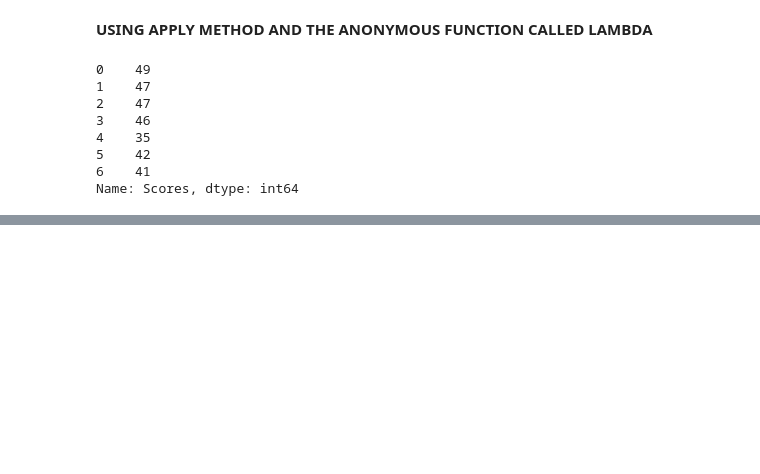
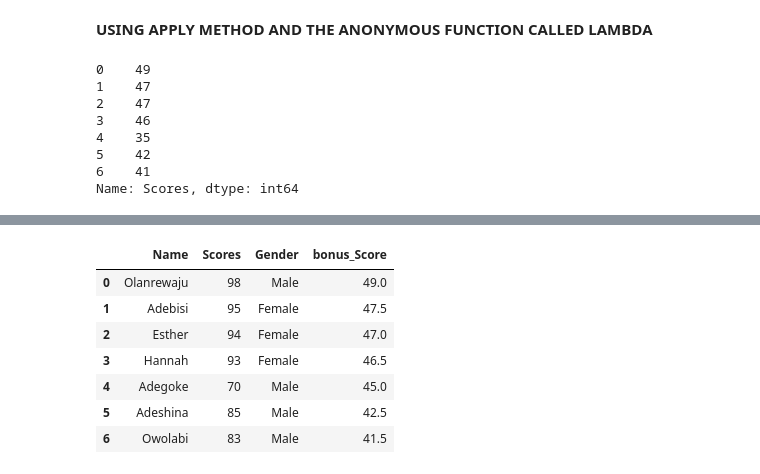
Before and after one commit to larrysman/python-for-data-analytics-and-business-intelligence, a Jupyter notebook: project 1/warm_up.ipynb, the cells around one changed output, grey strips where cells are left out. Cells and saved outputs as stored; diff of their text form; code cells hidden in the pictures; blank space fills up the shorter version.

```diff
--- a/project 1/warm_up.ipynb
+++ b/project 1/warm_up.ipynb
@@ -363,0 +467,12 @@ Name: Scores, dtype: int64
+# %%
+# MULTIPLE COLUMNS CAN ALSO BE DROPPED BY PASSING A LIST OF COLUMN NAMES TO THE drop() METHOD
+data.drop(["Gender_Encoded", "Half_Score"], axis=1)
+# %% [output]
+|  | Name | Scores | Gender | bonus_Score |
+| 0 | Olanrewaju | 98 | Male | 49.0 |
+| 1 | Adebisi | 95 | Female | 47.5 |
+| 2 | Esther | 94 | Female | 47.0 |
+| 3 | Hannah | 93 | Female | 46.5 |
+| 4 | Adegoke | 70 | Male | 45.0 |
+| 5 | Adeshina | 85 | Male | 42.5 |
+| 6 | Owolabi | 83 | Male | 41.5 |
```
Also changed, not shown: parts of 37 cells of this notebook.
